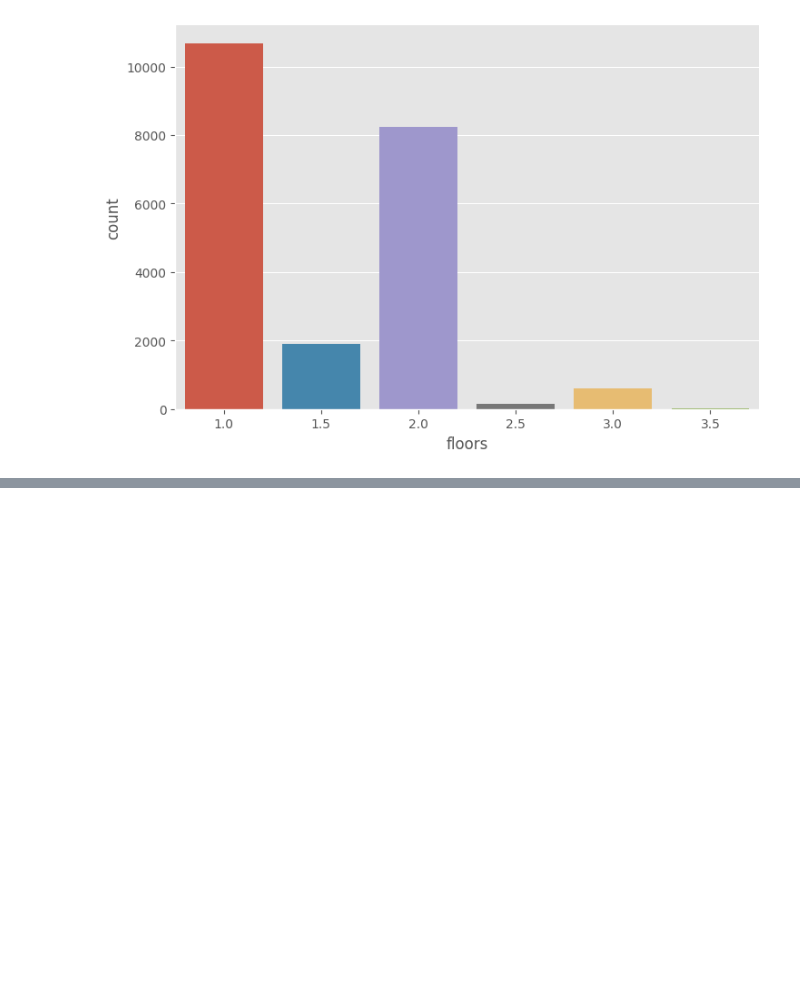
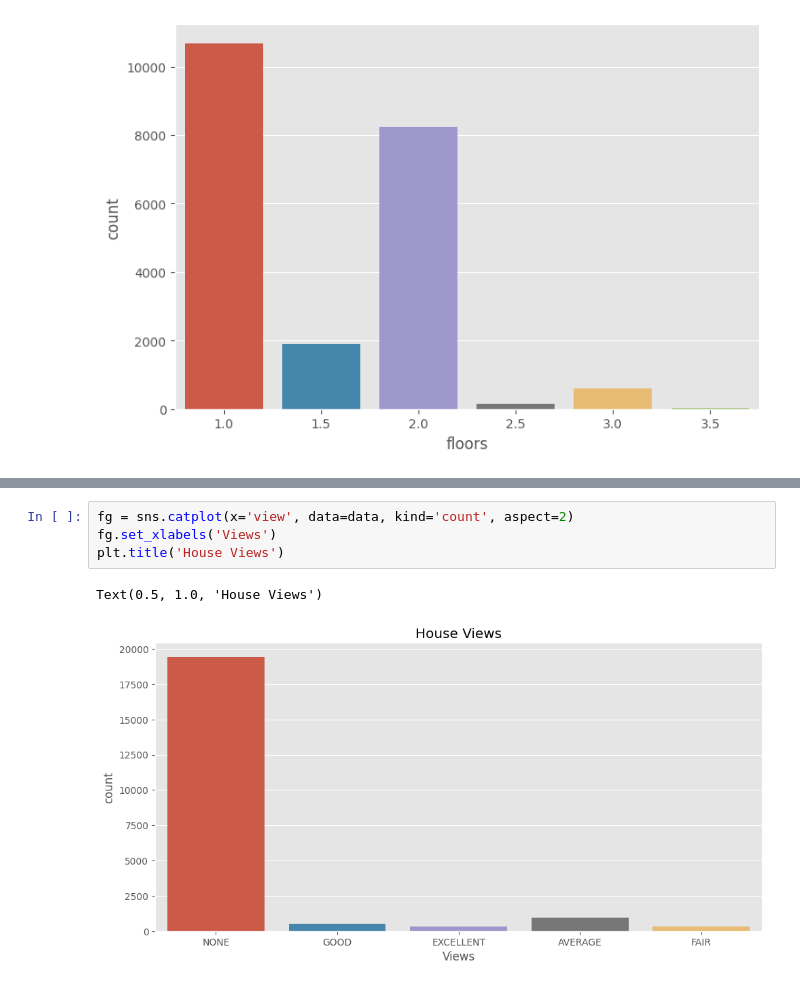
Before and after one commit to Brenda-Mutai/phase-2-project, a Jupyter notebook: student.ipynb, the cells around one changed output, grey strips where cells are left out. Drawn from its saved outputs; the diff is of its cells as text; blank space fills up the shorter version.

```diff
--- a/student.ipynb
+++ b/student.ipynb
@@ -219,0 +267,7 @@ Data Preparation
+# %%
+fg = sns.catplot(x='view', data=data, kind='count', aspect=2)
+fg.set_xlabels('Views')
+plt.title('House Views')
+# %% [output]
+Text(0.5, 1.0, 'House Views')
+[figure, added]
```
Also changed, not shown: parts of 27 cells of this notebook.
